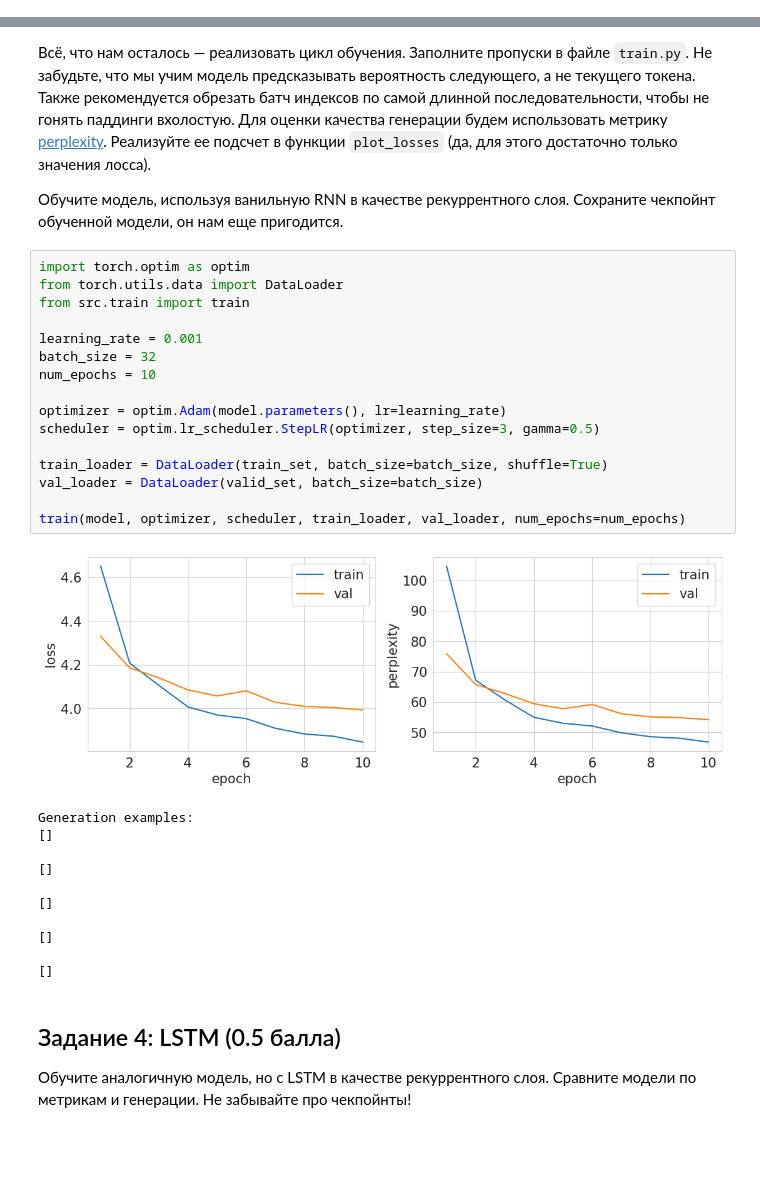
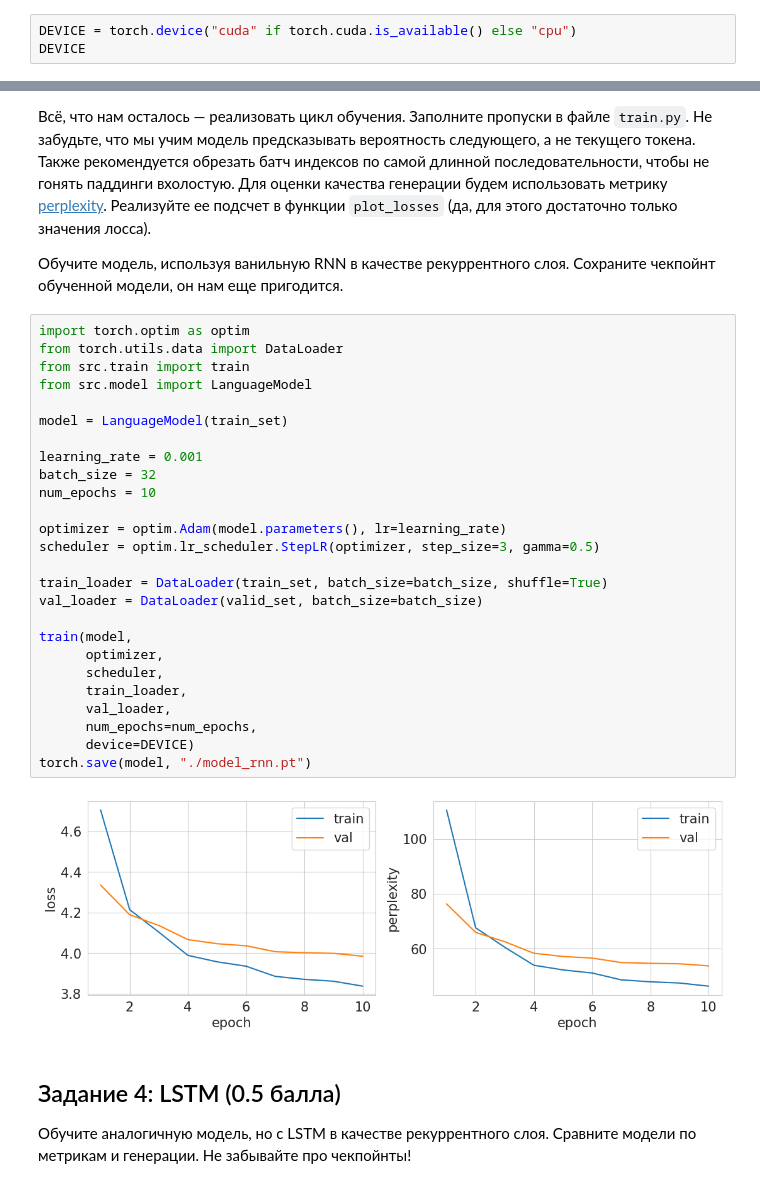
Before and after one commit to MaxAndreyko/dl-hw3, a Jupyter notebook: shw-03-rnn.ipynb, the cells around one changed output, grey strips where cells are left out. Saved outputs shown, nothing was run; the diff lists cells and outputs as text; blank space fills up the shorter version.

```diff
--- a/shw-03-rnn.ipynb
+++ b/shw-03-rnn.ipynb
@@ -29,3 +45,6 @@ The autoreload extension is already loaded. To reload it, use:
 import torch
 import numpy as np
 from src.dataset import TextDataset
+# %%
+DEVICE = torch.device("cuda" if torch.cuda.is_available() else "cpu")
+DEVICE
@@ -103,31 +106,31 @@ for prefix in ['', 'купил мужик шляпу,', 'сел медведь
 # %%
 import torch.optim as optim
 from torch.utils.data import DataLoader
 from src.train import train
+from src.model import LanguageModel
+
+model = LanguageModel(train_set)
 
 learning_rate = 0.001
 batch_size = 32
 num_epochs = 10
 
 optimizer = optim.Adam(model.parameters(), lr=learning_rate)
 scheduler = optim.lr_scheduler.StepLR(optimizer, step_size=3, gamma=0.5)
 
 train_loader = DataLoader(train_set, batch_size=batch_size, shuffle=True)
 val_loader = DataLoader(valid_set, batch_size=batch_size)
 
-train(model, optimizer, scheduler, train_loader, val_loader, num_epochs=num_epochs)
+train(model,
+      optimizer,
+      scheduler,
+      train_loader,
+      val_loader,
+      num_epochs=num_epochs,
+      device=DEVICE)
+torch.save(model, "./model_rnn.pt")
 # %% [output]
-[figure, old version]
+[figure, new version]
-Generation examples:
-[]
-
-[]
-
-[]
-
-[]
-
-[]
 # %% [markdown]
 ## Задание 4: LSTM (0.5 балла)
 
```
Also changed, not shown: parts of 26 cells of this notebook.
